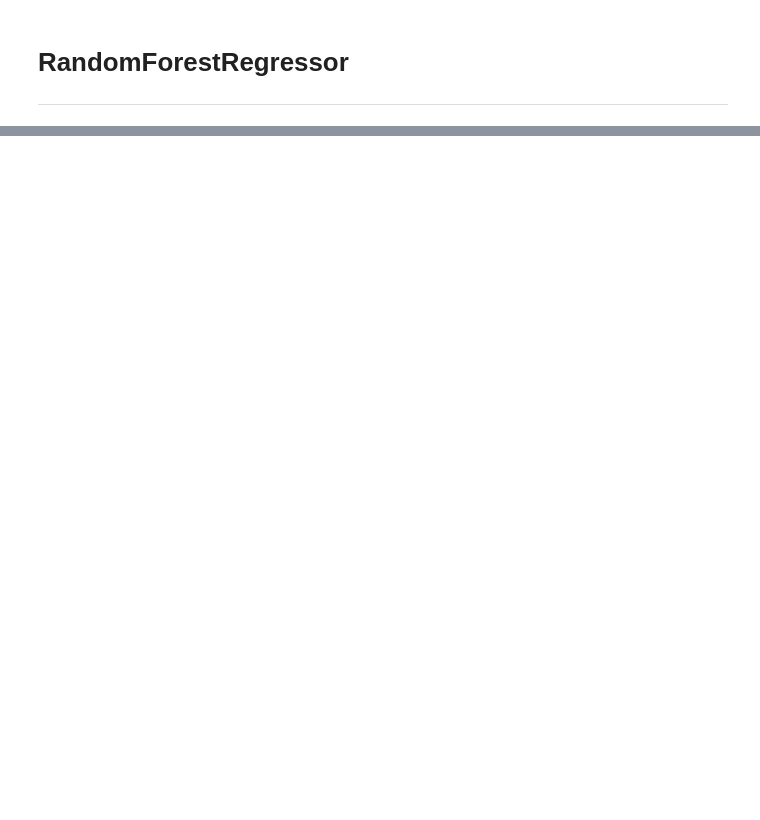
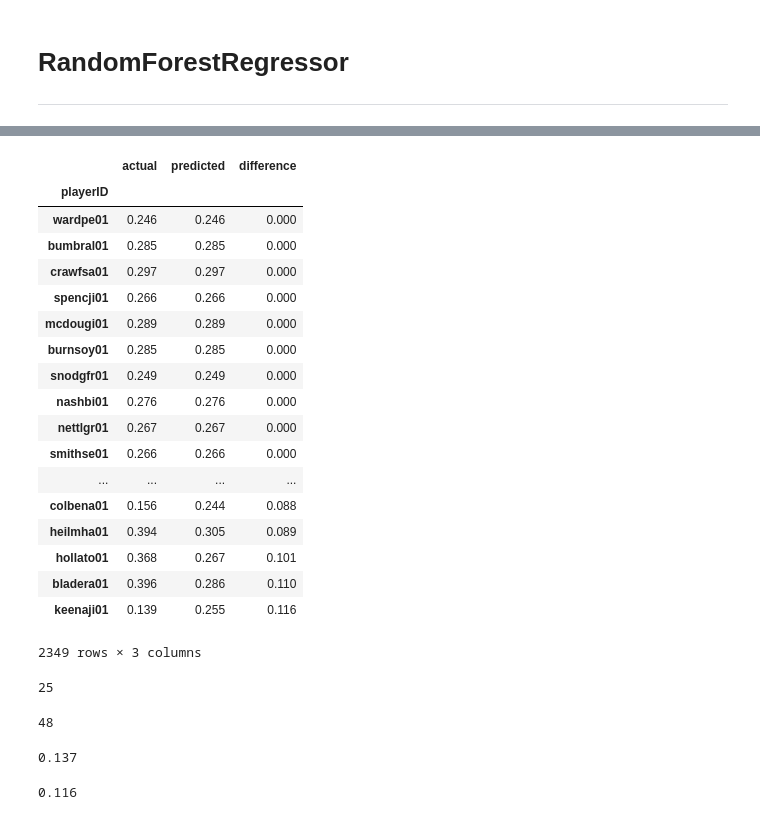
Before and after one commit to aaronmcd1214/Capstone, a Jupyter notebook: Decision Tree Regressor.ipynb, the cells around one changed output, grey strips where cells are left out. Drawn from its saved outputs; the diff is of its cells as text; code cells hidden in the pictures; blank space fills up the shorter version.

```diff
--- a/Decision Tree Regressor.ipynb
+++ b/Decision Tree Regressor.ipynb
@@ -230,8 +209,8 @@ import_feats_rf_4 = np.where(feat_import_rf_4 > 0)[0]
 # import_feats_rf_8 = np.where(feat_import_rf_8 > 0)[0]
 # %%
 # X_rf_2 = X_rf.iloc[:, import_feats_rf_2]
-# X_rf_4 = X_rf.iloc[:, import_feats_rf_4]
-X_rf_6 = X_rf.iloc[:, import_feats_rf_6]
+X_rf_4 = X_rf.iloc[:, import_feats_rf_4]
+# X_rf_6 = X_rf.iloc[:, import_feats_rf_6]
 # X_rf_8 = X_rf.iloc[:, import_feats_rf_8]
 # %%
 # X_train_rf_2, X_test_rf_2, y_train_rf_2, y_test_rf_2 = train_test_split(X_rf_2, y_rf, test_size=0.2)
@@ -299,0 +278,38 @@ test_df
+# %%
+results_forest.sort_values('difference')
+# %% [output]
+|  | actual | predicted | difference |
+| playerID |  |  |  |
+| wardpe01 | 0.246 | 0.246 | 0.000 |
+| bumbral01 | 0.285 | 0.285 | 0.000 |
+| crawfsa01 | 0.297 | 0.297 | 0.000 |
+| spencji01 | 0.266 | 0.266 | 0.000 |
+| mcdougi01 | 0.289 | 0.289 | 0.000 |
+| burnsoy01 | 0.285 | 0.285 | 0.000 |
+| snodgfr01 | 0.249 | 0.249 | 0.000 |
+| nashbi01 | 0.276 | 0.276 | 0.000 |
+| nettlgr01 | 0.267 | 0.267 | 0.000 |
+| smithse01 | 0.266 | 0.266 | 0.000 |
+| ... | ... | ... | ... |
+| colbena01 | 0.156 | 0.244 | 0.088 |
+| heilmha01 | 0.394 | 0.305 | 0.089 |
+| hollato01 | 0.368 | 0.267 | 0.101 |
+| bladera01 | 0.396 | 0.286 | 0.110 |
+| keenaji01 | 0.139 | 0.255 | 0.116 |
+2349 rows × 3 columns
+# %%
+len(results_tree[results_tree['difference'] == .000])
+# %% [output]
+25
+# %%
+len(results_forest[results_forest['difference'] == .000])
+# %% [output]
+48
+# %%
+print(results_tree['difference'].max())
+# %% [output]
+0.137
+# %%
+print(results_forest['difference'].max())
+# %% [output]
+0.116
```
Also changed, not shown: parts of 16 cells of this notebook, 31 other files.
